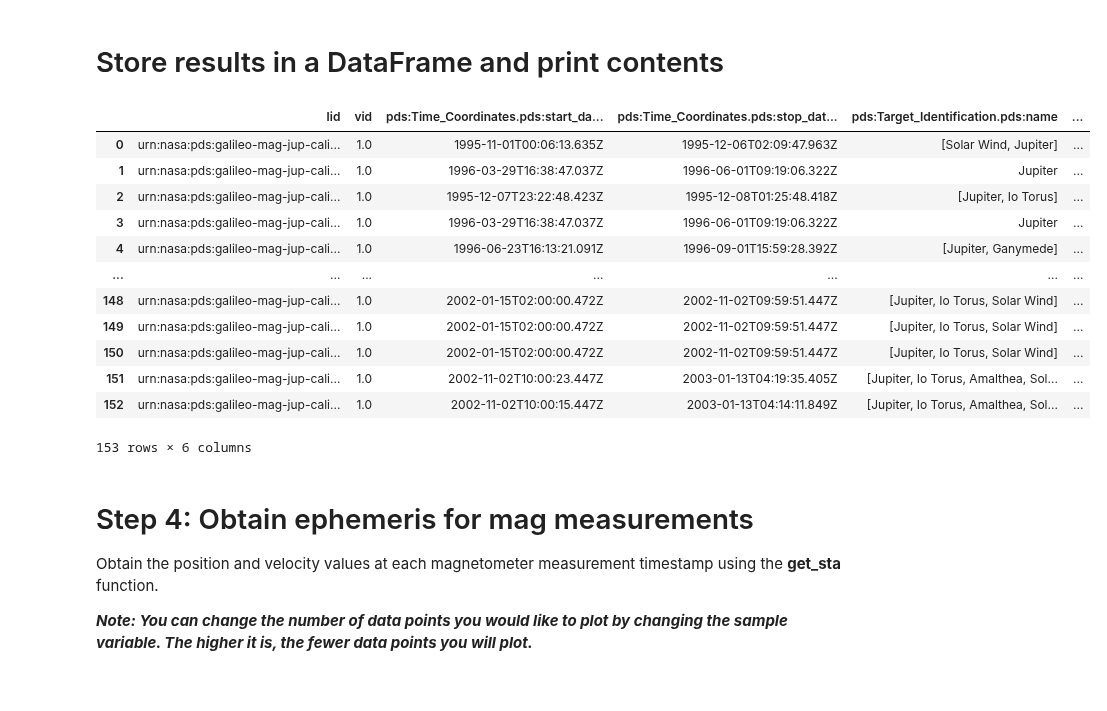
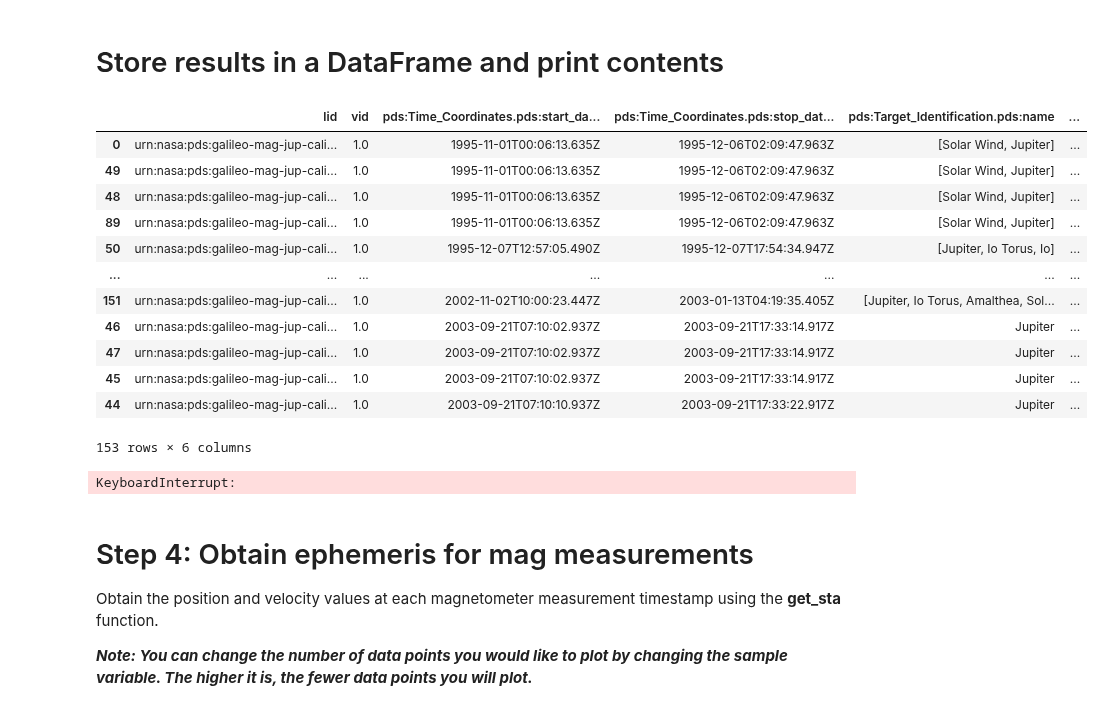
Before and after one commit to NASA-PDS/search-api-notebook, a Jupyter notebook: notebooks/lro/GLL_MagPlot.ipynb, the cells around one changed output. Drawn from its saved outputs; the diff is of its cells as text; code cells hidden in the pictures.

Commit message:
Added new way to grab data from PDS and changed plotting visuals

```diff
--- a/notebooks/lro/GLL_MagPlot.ipynb
+++ b/notebooks/lro/GLL_MagPlot.ipynb
@@ -137,32 +139,45 @@ response = requests.get(
 # %%
 products_csv_stream = io.StringIO(response.content.decode('utf-8'))
 products_df = pd.read_csv(products_csv_stream)
 # change columns order
 products_df = products_df[fields]
+products_df.sort_values(by = 'pds:Time_Coordinates.pds:start_date_time',inplace = True)
 display(products_df)
 # %% [output]
 |  | lid | vid | pds:Time_Coordinates.pds:start_da... | pds:Time_Coordinates.pds:stop_dat... | pds:Target_Identification.pds:name | ... |
 | 0 | urn:nasa:pds:galileo-mag-jup-cali... | 1.0 | 1995-11-01T00:06:13.635Z | 1995-12-06T02:09:47.963Z | [Solar Wind, Jupiter] | ... |
-| 1 | urn:nasa:pds:galileo-mag-jup-cali... | 1.0 | 1996-03-29T16:38:47.037Z | 1996-06-01T09:19:06.322Z | Jupiter | ... |
-| 2 | urn:nasa:pds:galileo-mag-jup-cali... | 1.0 | 1995-12-07T23:22:48.423Z | 1995-12-08T01:25:48.418Z | [Jupiter, Io Torus] | ... |
-| 3 | urn:nasa:pds:galileo-mag-jup-cali... | 1.0 | 1996-03-29T16:38:47.037Z | 1996-06-01T09:19:06.322Z | Jupiter | ... |
-| 4 | urn:nasa:pds:galileo-mag-jup-cali... | 1.0 | 1996-06-23T16:13:21.091Z | 1996-09-01T15:59:28.392Z | [Jupiter, Ganymede] | ... |
+| 49 | urn:nasa:pds:galileo-mag-jup-cali... | 1.0 | 1995-11-01T00:06:13.635Z | 1995-12-06T02:09:47.963Z | [Solar Wind, Jupiter] | ... |
+| 48 | urn:nasa:pds:galileo-mag-jup-cali... | 1.0 | 1995-11-01T00:06:13.635Z | 1995-12-06T02:09:47.963Z | [Solar Wind, Jupiter] | ... |
+| 89 | urn:nasa:pds:galileo-mag-jup-cali... | 1.0 | 1995-11-01T00:06:13.635Z | 1995-12-06T02:09:47.963Z | [Solar Wind, Jupiter] | ... |
+| 50 | urn:nasa:pds:galileo-mag-jup-cali... | 1.0 | 1995-12-07T12:57:05.490Z | 1995-12-07T17:54:34.947Z | [Jupiter, Io Torus, Io] | ... |
 | ... | ... | ... | ... | ... | ... | ... |
-| 148 | urn:nasa:pds:galileo-mag-jup-cali... | 1.0 | 2002-01-15T02:00:00.472Z | 2002-11-02T09:59:51.447Z | [Jupiter, Io Torus, Solar Wind] | ... |
-| 149 | urn:nasa:pds:galileo-mag-jup-cali... | 1.0 | 2002-01-15T02:00:00.472Z | 2002-11-02T09:59:51.447Z | [Jupiter, Io Torus, Solar Wind] | ... |
-| 150 | urn:nasa:pds:galileo-mag-jup-cali... | 1.0 | 2002-01-15T02:00:00.472Z | 2002-11-02T09:59:51.447Z | [Jupiter, Io Torus, Solar Wind] | ... |
 | 151 | urn:nasa:pds:galileo-mag-jup-cali... | 1.0 | 2002-11-02T10:00:23.447Z | 2003-01-13T04:19:35.405Z | [Jupiter, Io Torus, Amalthea, Sol... | ... |
-| 152 | urn:nasa:pds:galileo-mag-jup-cali... | 1.0 | 2002-11-02T10:00:15.447Z | 2003-01-13T04:14:11.849Z | [Jupiter, Io Torus, Amalthea, Sol... | ... |
+| 46 | urn:nasa:pds:galileo-mag-jup-cali... | 1.0 | 2003-09-21T07:10:02.937Z | 2003-09-21T17:33:14.917Z | Jupiter | ... |
+| 47 | urn:nasa:pds:galileo-mag-jup-cali... | 1.0 | 2003-09-21T07:10:02.937Z | 2003-09-21T17:33:14.917Z | Jupiter | ... |
+| 45 | urn:nasa:pds:galileo-mag-jup-cali... | 1.0 | 2003-09-21T07:10:02.937Z | 2003-09-21T17:33:14.917Z | Jupiter | ... |
+| 44 | urn:nasa:pds:galileo-mag-jup-cali... | 1.0 | 2003-09-21T07:10:10.937Z | 2003-09-21T17:33:22.917Z | Jupiter | ... |
 153 rows × 6 columns
 # %%
+url = f"https://pds.nasa.gov/api/search/1/products/{collection_lid}/members"
+
+api_response = requests.get(url)
+api_data = api_response.json()['data']
+
+col_name = api_data[0]['properties']['pds:Field_Character.pds:name']
+col_width = api_data[0]['properties']['pds:Field_Character.pds:field_length']
 
 tab_urls = [tab_url for tab_url in products_df['ops:Data_File_Info.ops:file_ref'] if 'IRC' in tab_url]
 
-mag_time = []
-mag_tot = []
-for i in range(len(tab_urls)):
-    time_data, iter_data = get_tabs(tab_urls[i]) # get rid of column in csv
-    mag_time.extend(time_data)
-    mag_tot.extend(iter_data)
+tab_urls = tab_urls[1:10]
+
+data_tot = pd.concat((pd.read_fwf(data_file,width = col_width,header = None,names = col_name) for data_file in tab_urls)).reset_index(drop = True)
+
+
+# for i in range(len(tab_urls)):
+#     time_data, iter_data = get_tabs(tab_urls[i]) # get rid of column in csv
+#     mag_time.extend(time_data)
+#     mag_tot.extend(iter_data)
 
 #mag_time, mag_tot = get_data(url)
+# %% [output]
+KeyboardInterrupt:
```
Also changed, not shown: parts of 4 cells of this notebook.
